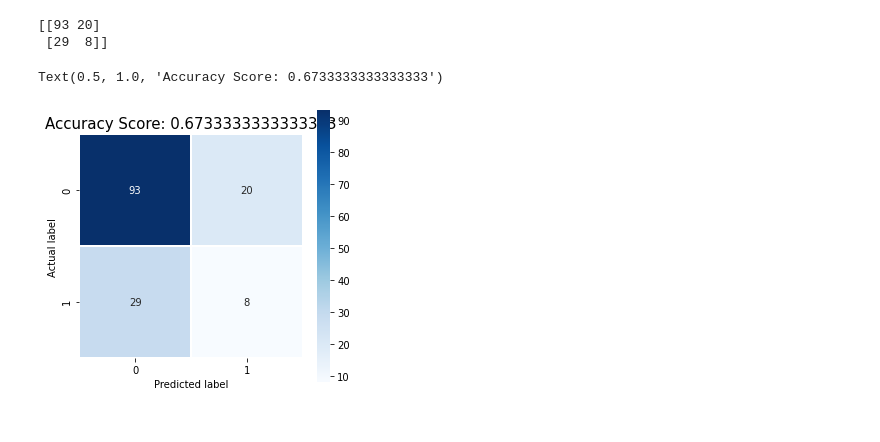
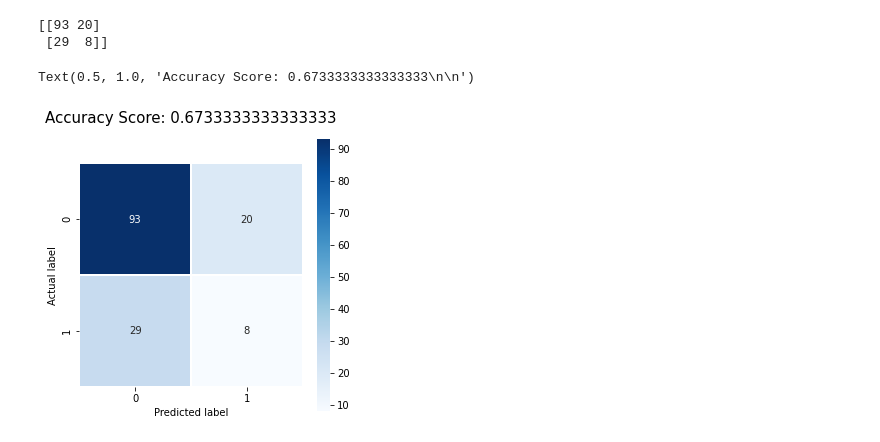
Before and after one commit to BhargavAniketh2626/MachineLearning, a Jupyter notebook: Machine_Learning_Skill_4.ipynb, the cells around one changed output. Saved outputs shown, nothing was run; the diff lists cells and outputs as text; code cells hidden in the pictures.

```diff
--- a/Machine_Learning_Skill_4.ipynb
+++ b/Machine_Learning_Skill_4.ipynb
@@ -11,7 +11,7 @@ from sklearn.model_selection import train_test_split
 from sklearn.tree import DecisionTreeClassifier
 from sklearn.metrics import classification_report, confusion_matrix
 # %%
-df = pd.read_csv("transfusion csv.csv")
+df = pd.read_csv("transfusion.csv")
 df
 # %% [output]
 |  | Recency (months) | Frequency (times) | Monetary (c.c. blood) | Time (months) | whether he/she donated blood in M... |
@@ -94,10 +94,10 @@ print(cm)
 # %%
 plt.figure(figsize=(5,5))
 sns.heatmap(data=cm,linewidths=.5, annot=True,square = True,  cmap = 'Blues')
 plt.ylabel('Actual label')
 plt.xlabel('Predicted label')
-all_sample_title = 'Accuracy Score: {0}'.format(dtree.score(X_test, y_test))
+all_sample_title = 'Accuracy Score: {0}\n\n'.format(dtree.score(X_test, y_test))
 plt.title(all_sample_title, size = 15)
 # %% [output]
-Text(0.5, 1.0, 'Accuracy Score: 0.6733333333333333')
+Text(0.5, 1.0, 'Accuracy Score: 0.6733333333333333\n\n')
-[figure, old version]
+[figure, new version]
```
Also changed, not shown: parts of 1 cell of this notebook.
